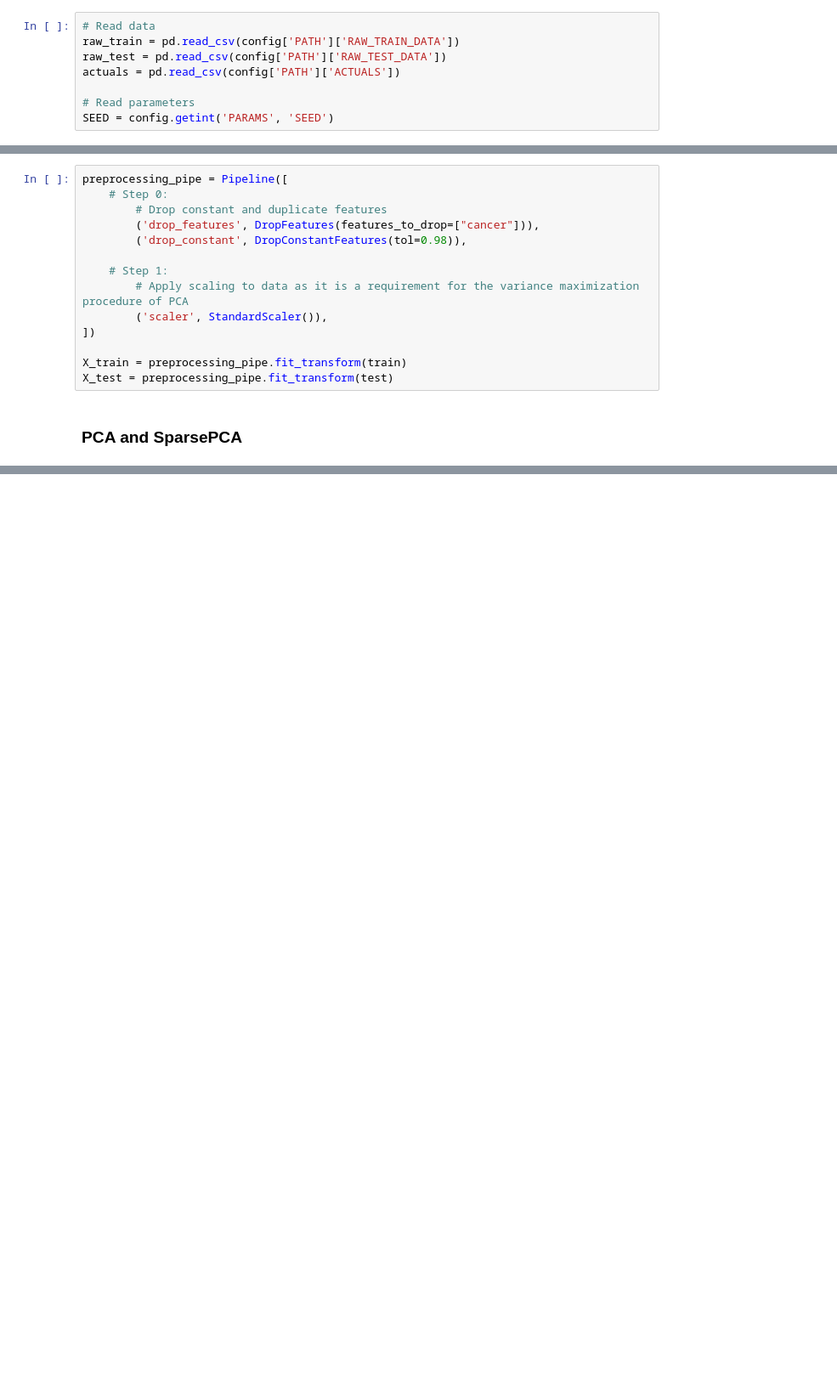
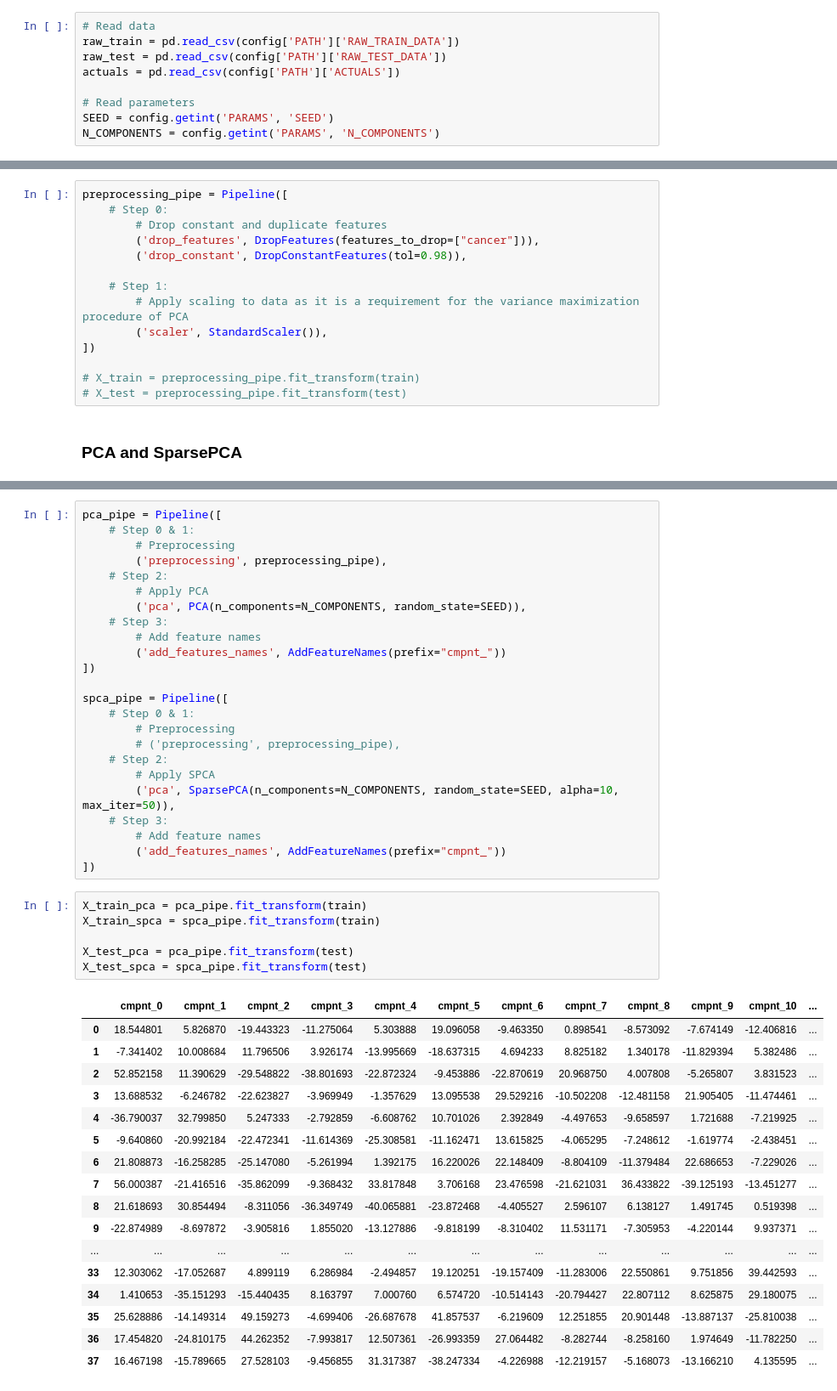
Before and after one commit to jaccobroere/vu-case-study-eds, a Jupyter notebook: src/main.ipynb, the cells around one changed output, grey strips where cells are left out. Shown: that part at 85% size. Saved outputs shown, nothing was run; the diff lists cells and outputs as text; blank space fills up the shorter version.

Commit message:
implemented pipeline

```diff
--- a/src/main.ipynb
+++ b/src/main.ipynb
@@ -40,6 +41,7 @@ actuals = pd.read_csv(config['PATH']['ACTUALS'])
 
 # Read parameters
 SEED = config.getint('PARAMS', 'SEED')
+N_COMPONENTS = config.getint('PARAMS', 'N_COMPONENTS')
 # %% [markdown]
 ### Data exploration
 # %%
@@ -75,7 +77,7 @@ preprocessing_pipe = Pipeline([
         ('scaler', StandardScaler()),
 ])
 
-X_train = preprocessing_pipe.fit_transform(train)
-X_test = preprocessing_pipe.fit_transform(test)
+# X_train = preprocessing_pipe.fit_transform(train)
+# X_test = preprocessing_pipe.fit_transform(test)
 # %% [markdown]
 ### PCA and SparsePCA
@@ -105,0 +84,48 @@ X_test_pca = pca_pipe.fit_transform(test)
+# %%
+pca_pipe = Pipeline([
+    # Step 0 & 1:
+        # Preprocessing
+        ('preprocessing', preprocessing_pipe),
+    # Step 2:
+        # Apply PCA
+        ('pca', PCA(n_components=N_COMPONENTS, random_state=SEED)),
+    # Step 3:
+        # Add feature names
+        ('add_features_names', AddFeatureNames(prefix="cmpnt_"))
+])
+
+spca_pipe = Pipeline([
+    # Step 0 & 1:
+        # Preprocessing
+        # ('preprocessing', preprocessing_pipe),
+    # Step 2:
+        # Apply SPCA
+        ('pca', SparsePCA(n_components=N_COMPONENTS, random_state=SEED, alpha=10, max_iter=50)),
+    # Step 3:
+        # Add feature names
+        ('add_features_names', AddFeatureNames(prefix="cmpnt_"))
+])
+# %%
+X_train_pca = pca_pipe.fit_transform(train)
+X_train_spca = spca_pipe.fit_transform(train)
+
+X_test_pca = pca_pipe.fit_transform(test)
+X_test_spca = spca_pipe.fit_transform(test)
+# %% [output]
+|  | cmpnt_0 | cmpnt_1 | cmpnt_2 | cmpnt_3 | cmpnt_4 | cmpnt_5 | cmpnt_6 | cmpnt_7 | cmpnt_8 | cmpnt_9 | cmpnt_10 | ... |
+| 0 | 18.544801 | 5.826870 | -19.443323 | -11.275064 | 5.303888 | 19.096058 | -9.463350 | 0.898541 | -8.573092 | -7.674149 | -12.406816 | ... |
+| 1 | -7.341402 | 10.008684 | 11.796506 | 3.926174 | -13.995669 | -18.637315 | 4.694233 | 8.825182 | 1.340178 | -11.829394 | 5.382486 | ... |
+| 2 | 52.852158 | 11.390629 | -29.548822 | -38.801693 | -22.872324 | -9.453886 | -22.870619 | 20.968750 | 4.007808 | -5.265807 | 3.831523 | ... |
+| 3 | 13.688532 | -6.246782 | -22.623827 | -3.969949 | -1.357629 | 13.095538 | 29.529216 | -10.502208 | -12.481158 | 21.905405 | -11.474461 | ... |
+| 4 | -36.790037 | 32.799850 | 5.247333 | -2.792859 | -6.608762 | 10.701026 | 2.392849 | -4.497653 | -9.658597 | 1.721688 | -7.219925 | ... |
+| 5 | -9.640860 | -20.992184 | -22.472341 | -11.614369 | -25.308581 | -11.162471 | 13.615825 | -4.065295 | -7.248612 | -1.619774 | -2.438451 | ... |
+| 6 | 21.808873 | -16.258285 | -25.147080 | -5.261994 | 1.392175 | 16.220026 | 22.148409 | -8.804109 | -11.379484 | 22.686653 | -7.229026 | ... |
+| 7 | 56.000387 | -21.416516 | -35.862099 | -9.368432 | 33.817848 | 3.706168 | 23.476598 | -21.621031 | 36.433822 | -39.125193 | -13.451277 | ... |
+| 8 | 21.618693 | 30.854494 | -8.311056 | -36.349749 | -40.065881 | -23.872468 | -4.405527 | 2.596107 | 6.138127 | 1.491745 | 0.519398 | ... |
+| 9 | -22.874989 | -8.697872 | -3.905816 | 1.855020 | -13.127886 | -9.818199 | -8.310402 | 11.531171 | -7.305953 | -4.220144 | 9.937371 | ... |
+| ... | ... | ... | ... | ... | ... | ... | ... | ... | ... | ... | ... | ... |
+| 33 | 12.303062 | -17.052687 | 4.899119 | 6.286984 | -2.494857 | 19.120251 | -19.157409 | -11.283006 | 22.550861 | 9.751856 | 39.442593 | ... |
+| 34 | 1.410653 | -35.151293 | -15.440435 | 8.163797 | 7.000760 | 6.574720 | -10.514143 | -20.794427 | 22.807112 | 8.625875 | 29.180075 | ... |
+| 35 | 25.628886 | -14.149314 | 49.159273 | -4.699406 | -26.687678 | 41.857537 | -6.219609 | 12.251855 | 20.901448 | -13.887137 | -25.810038 | ... |
+| 36 | 17.454820 | -24.810175 | 44.262352 | -7.993817 | 12.507361 | -26.993359 | 27.064482 | -8.282744 | -8.258160 | 1.974649 | -11.782250 | ... |
+| 37 | 16.467198 | -15.789665 | 27.528103 | -9.456855 | 31.317387 | -38.247334 | -4.226988 | -12.219157 | -5.168073 | -13.166210 | 4.135595 | ... |
```
Also changed, not shown: parts of 3 cells of this notebook, 3 other files.
